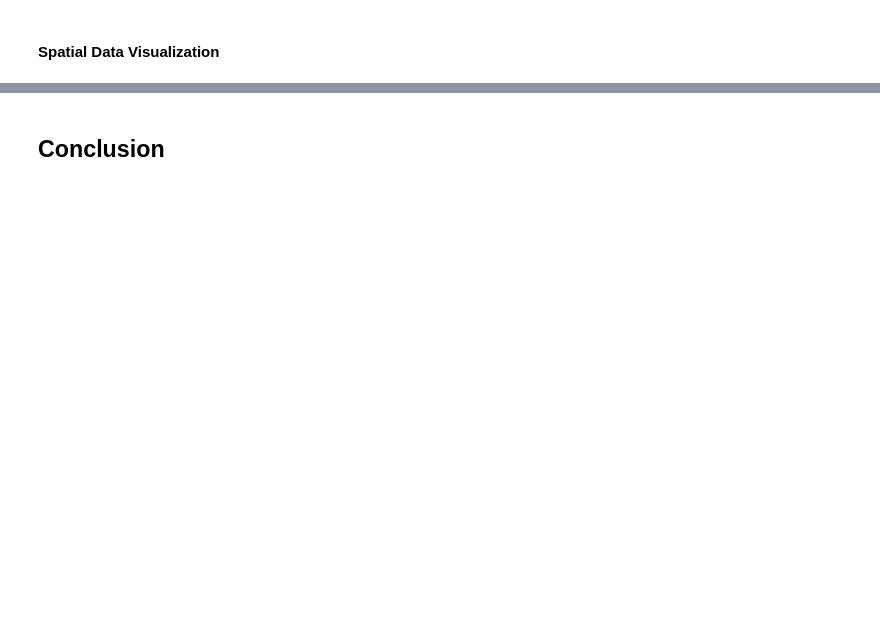
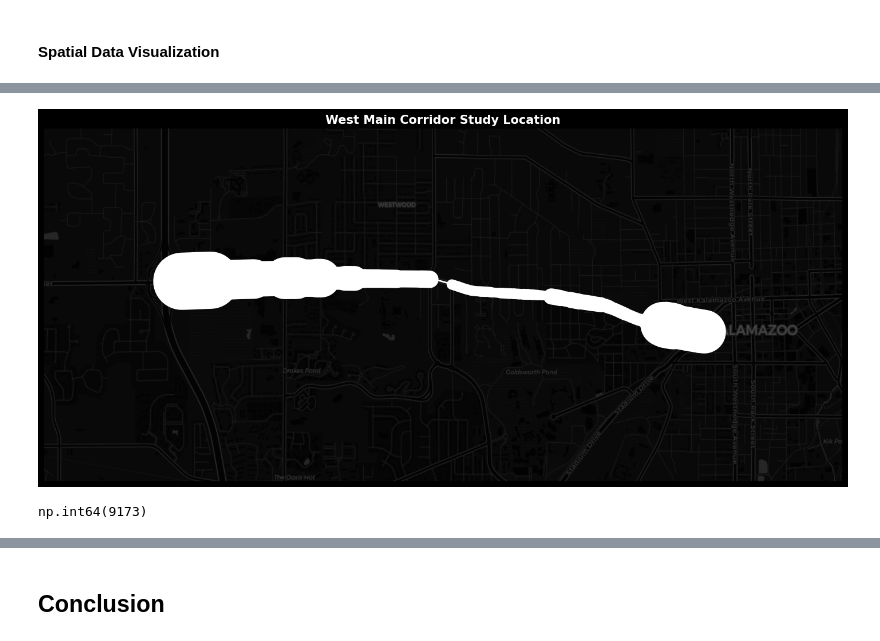
Before and after one commit to eKerney/data-notebooks, a Jupyter notebook: kzoo_streetlight/final_data_workflow.ipynb, the cells around one changed output, grey strips where cells are left out. Drawn from its saved outputs; the diff is of its cells as text; code cells hidden in the pictures; blank space fills up the shorter version.

```diff
--- a/kzoo_streetlight/final_data_workflow.ipynb
+++ b/kzoo_streetlight/final_data_workflow.ipynb
@@ -231,0 +511,36 @@ from geodata_py_utils import GeoData, InputTypes
+# %%
+from matplotlib.collections import LineCollection
+import matplotlib.pyplot as plt
+import geopandas as gpd
+from shapely.geometry import LineString
+#
+from sklearn.preprocessing import MinMaxScaler
+scaler = MinMaxScaler()
+join_gdf["normalized_traffic"] = scaler.fit_transform(join_gdf[['Avg Daily Seg Traffic ']])
+offset = 0.2  # This makes sure no value is exactly 0
+join_gdf["normalized_traffic"] = join_gdf["normalized_traffic"] + offset
+join_gdf["line_width"] = (join_gdf["normalized_traffic"] ** 2) * 50
+#
+fig, ax = plt.subplots(figsize=(18,8))
+lines = [list(row.geometry.coords) for _, row in join_gdf.iterrows()]
+widths = (join_gdf['Avg Daily Seg Traffic '] ** 1.7 / 100000)
+# colors = gdf["color"]
+line_collection = LineCollection(
+    lines,
+    linewidths=join_gdf['line_width'],
+    capstyle='round',  # Rounded ends
+    alpha=1           # Full opacity
+)
+ax.add_collection(line_collection)
+x = 2000
+ax.set_xlim(left=b2[0]-x, right=b2[2]+x);
+ax.set_ylim(bottom=b2[1]-x, top=b2[3]+x);
+ax.set_title('West Main Corridor Study Location', fontsize=15, fontweight='bold')
+ax.set_axis_off()
+cx.add_basemap(ax, source=cx.providers.CartoDB.DarkMatter, attribution=False, zoom=14)
+# %% [output]
+[figure, added]
+# %%
+join_gdf["Avg Daily Seg Traffic "].min()
+# %% [output]
+np.int64(9173)
```
Also changed, not shown: parts of 31 cells of this notebook, 2 other files.
